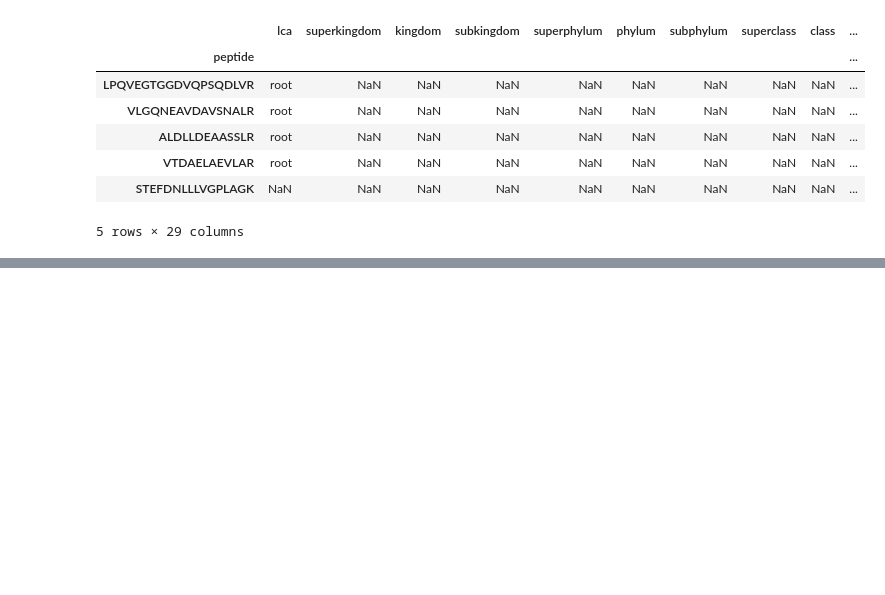
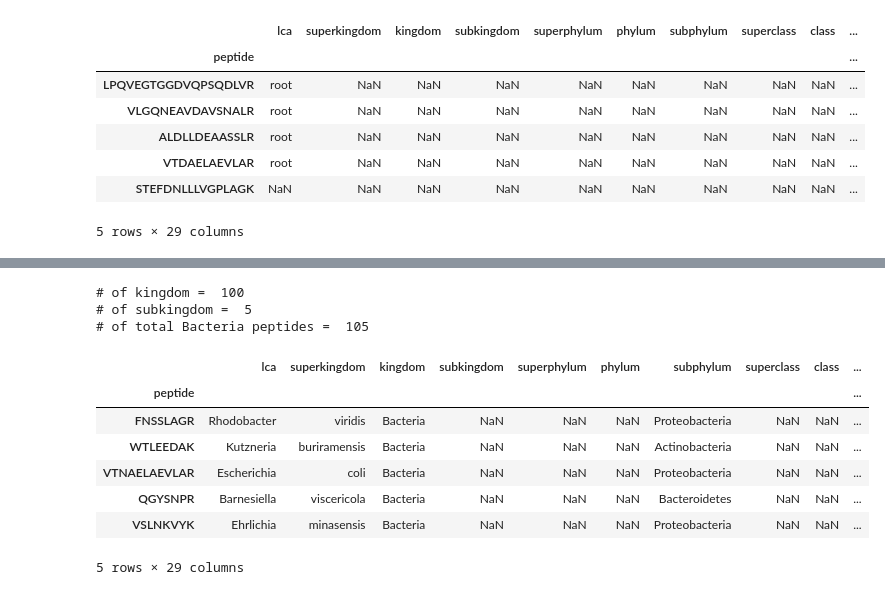
Before and after one commit to MeganEDuffy/rot-mayer, a Jupyter notebook: notebooks/GO-terms/GO-terms-bacteria.ipynb, the cells around one changed output, grey strips where cells are left out. Cells and saved outputs as stored; diff of their text form; code cells hidden in the pictures; blank space fills up the shorter version.

```diff
--- a/notebooks/GO-terms/GO-terms-bacteria.ipynb
+++ b/notebooks/GO-terms/GO-terms-bacteria.ipynb
@@ -39,0 +88,32 @@ T0_322_dig_DB.head()
+# %%
+# Take just the bacterial peptides
+
+# keep only the rows where kingdom = Bacteria
+
+T0_322_dig_DN_Bac1 = T0_322_dig_DN.loc[(T0_322_dig_DN['kingdom'] == 'Bacteria')]
+
+T0_322_dig_DN_Bac2 = T0_322_dig_DN.loc[(T0_322_dig_DN['subkingdom'] == 'Bacteria')]
+
+print('# of kingdom = ', len(T0_322_dig_DN_Bac1))
+
+print('# of subkingdom = ', len(T0_322_dig_DN_Bac2))
+
+frames = [T0_322_dig_DN_Bac1, T0_322_dig_DN_Bac2]
+
+T0_322_dig_DN_Bac = pd.concat(frames)
+
+print('# of total Bacteria peptides = ', len(T0_322_dig_DN_Bac))
+
+T0_322_dig_DN_Bac.head()
+# %% [output]
+# of kingdom =  100
+# of subkingdom =  5
+# of total Bacteria peptides =  105
+|  | lca | superkingdom | kingdom | subkingdom | superphylum | phylum | subphylum | superclass | class | ... |
+| peptide |  |  |  |  |  |  |  |  |  | ... |
+| FNSSLAGR | Rhodobacter | viridis | Bacteria | NaN | NaN | NaN | Proteobacteria | NaN | NaN | ... |
+| WTLEEDAK | Kutzneria | buriramensis | Bacteria | NaN | NaN | NaN | Actinobacteria | NaN | NaN | ... |
+| VTNAELAEVLAR | Escherichia | coli | Bacteria | NaN | NaN | NaN | Proteobacteria | NaN | NaN | ... |
+| QGYSNPR | Barnesiella | viscericola | Bacteria | NaN | NaN | NaN | Bacteroidetes | NaN | NaN | ... |
+| VSLNKVYK | Ehrlichia | minasensis | Bacteria | NaN | NaN | NaN | Proteobacteria | NaN | NaN | ... |
+5 rows × 29 columns
```
Also changed, not shown: parts of 21 cells of this notebook, 3 other files.
